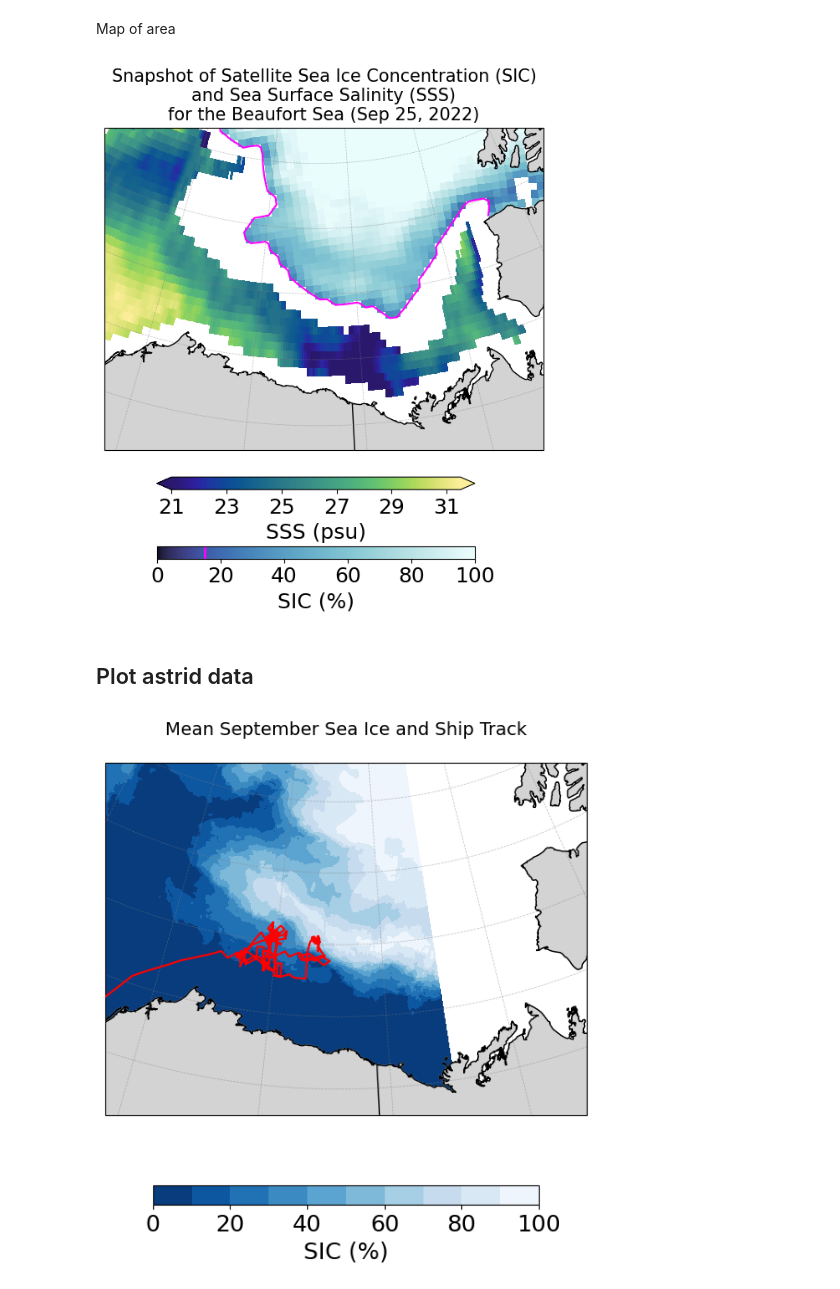
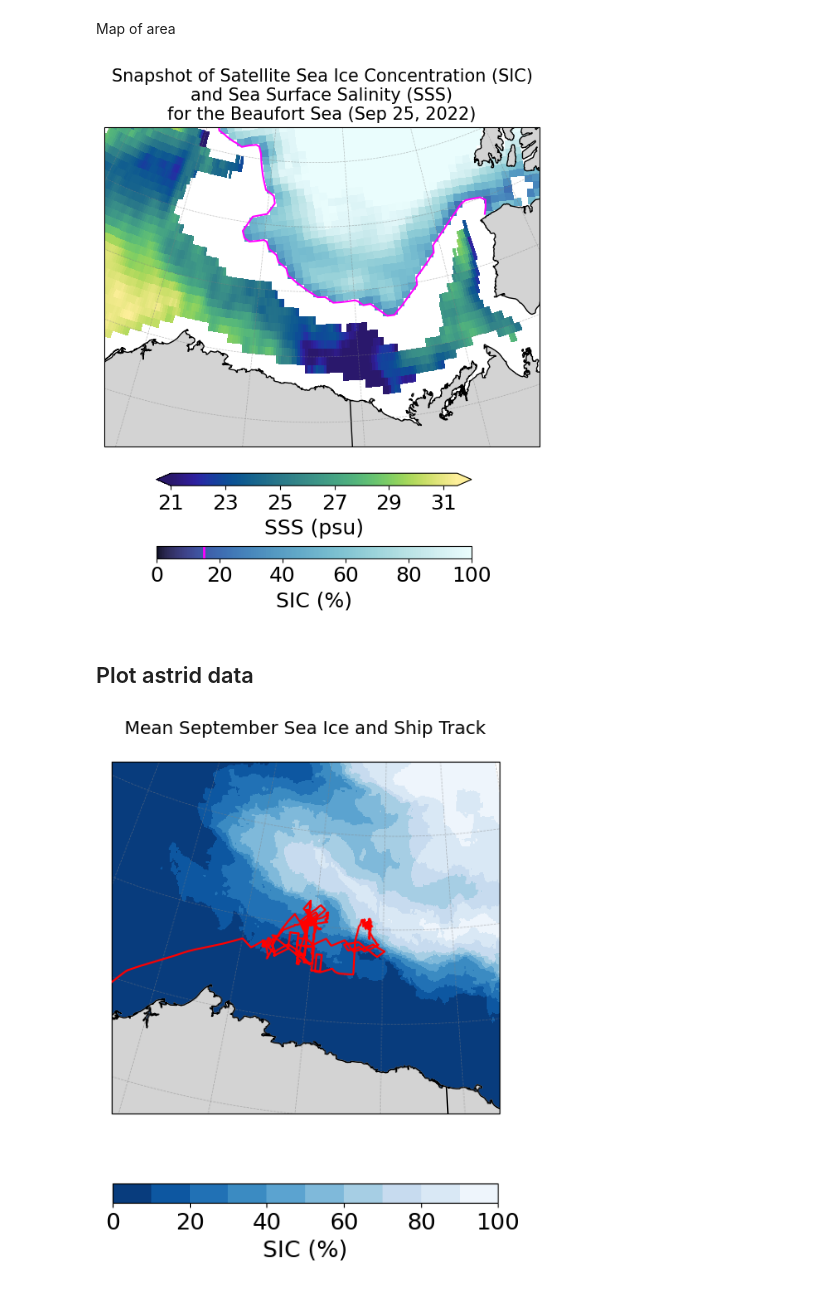
Before and after one commit to mjzahn/SASSIE_ECCO_salinity_stratification, a Jupyter notebook: notebooks/satellite_obs/Pelto_ice_map.ipynb, the cells around one changed output. Cells and saved outputs as stored; diff of their text form; code cells hidden in the pictures.

```diff
--- a/notebooks/satellite_obs/Pelto_ice_map.ipynb
+++ b/notebooks/satellite_obs/Pelto_ice_map.ipynb
@@ -147,7 +147,7 @@ cb_sss.set_label('SSS (psu)')
 cb_sss.set_ticks([21, 23, 25, 27, 29, 31])
 
 # SIC colorbar
-cbar_ax_sic = fig.add_axes([0.25, -0.15, 0.5, 0.03])
+cbar_ax_sic = fig.add_axes([0.25, -0.16, 0.5, 0.03])
 cb_sic = fig.colorbar(sic_cb, cax=cbar_ax_sic, orientation='horizontal')
 cb_sic.set_label('SIC (%)')
 cb_sic.ax.vlines(15, *cb_sic.ax.get_xlim(), colors='magenta', linewidth=2)
@@ -155,7 +155,7 @@ cb_sic.ax.vlines(15, *cb_sic.ax.get_xlim(), colors='magenta', linewidth=2)
 plt.savefig('sss_sic_snapshot_beaufort.png', dpi=300, bbox_inches='tight')
 plt.show()
 # %% [output]
-[figure, old version]
+[figure, new version]
 # %% [markdown]
 ## Plot astrid data
 # %%
@@ -175,36 +175,36 @@ lon_ship = mat['lon_ship'].squeeze()
 fig, ax = plt.subplots(subplot_kw={'projection': ccrs.NorthPolarStereo(central_longitude=-144)}, figsize=(9, 7))
 
 # Match extent and style to your Beaufort Sea figure
-ax.set_extent([-161, -126, 67.5, 77.5], crs=ccrs.PlateCarree())
+ax.set_extent([-161, -138, 69, 76], crs=ccrs.PlateCarree())
 
 # --- Plot mean September ice ---
 pcm = ax.contourf(
     ice_lon, ice_lat, mean_ice,
     transform=ccrs.PlateCarree(),
     cmap='Blues_r',
     levels=10
 )
 
 # Overlay ship track points
 ax.plot(
     lon_ship, lat_ship,
     color='r',
     transform=ccrs.PlateCarree(),
     zorder=3
 )
 
 # Add map features
 ax.add_feature(cfeature.LAND, color='lightgray', zorder=1)
 ax.add_feature(cfeature.COASTLINE.with_scale('10m'))
 ax.add_feature(cfeature.BORDERS.with_scale('10m'))
 gl = ax.gridlines(draw_labels=False, linewidth=0.5, color='gray',
                   alpha=0.5, linestyle='--', ylocs=[67, 69, 71, 73, 75, 77, 79])
 
 # Add colorbar and title
 plt.colorbar(pcm, ax=ax, orientation='horizontal', label='SIC (%)', pad=0.14, shrink=0.6)
 ax.set_title('Mean September Sea Ice and Ship Track\n', fontsize=14)
 
 plt.savefig('Ice_map_and_ship_track.png', dpi=300, bbox_inches='tight')
 plt.show()
 # %% [output]
-[figure, old version]
+[figure, new version]
```
Also changed, not shown: parts of 2 cells of this notebook, 2 other files.
